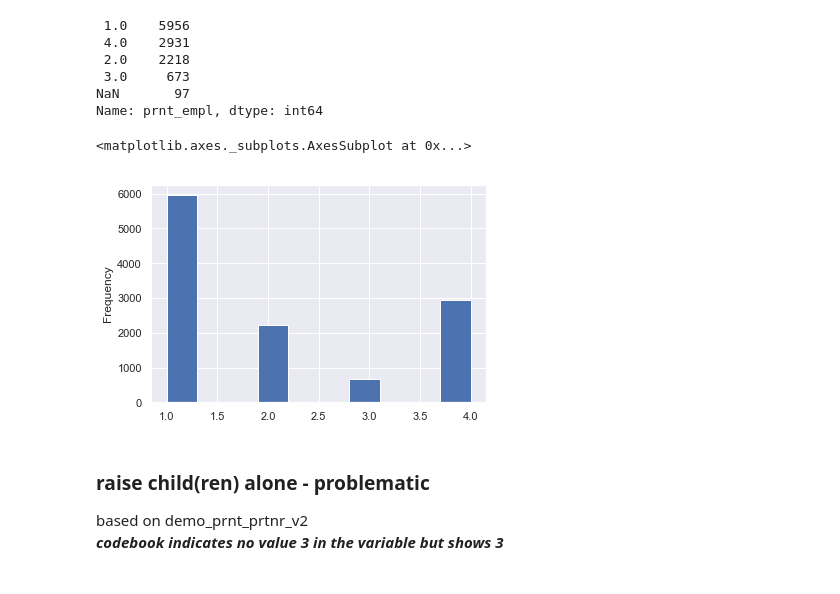
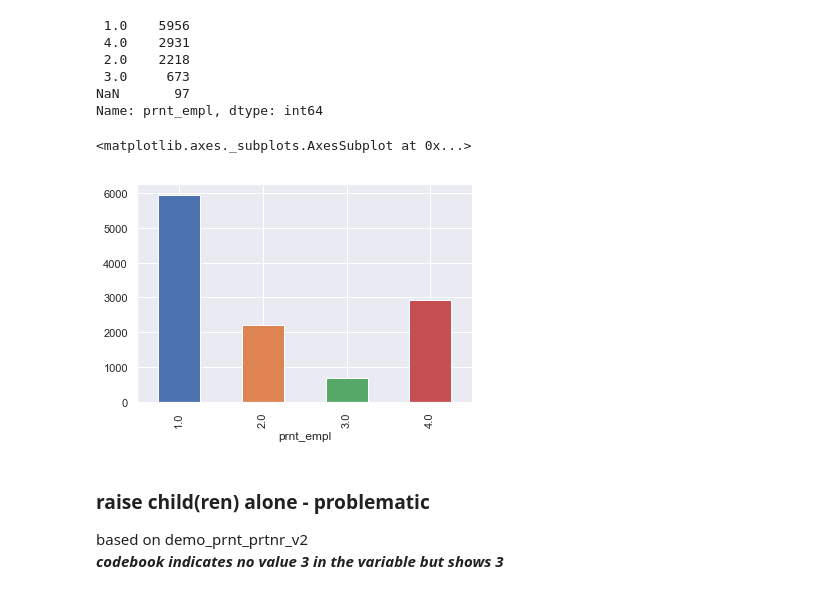
Before and after one commit to zwang89/abcd_analysis, a Jupyter notebook: abcd_demographic_analysis.ipynb, the cells around one changed output. Saved outputs shown, nothing was run; the diff lists cells and outputs as text; code cells hidden in the pictures.

```diff
--- a/abcd_demographic_analysis.ipynb
+++ b/abcd_demographic_analysis.ipynb
@@ -207,10 +240,10 @@ abcd_demo['prnt_empl'].value_counts(dropna=False)
 NaN       97
 Name: prnt_empl, dtype: int64
 # %%
-abcd_demo['prnt_empl'].plot.hist()
+abcd_demo.groupby('prnt_empl')['subjectkey'].nunique().plot.bar()
 # %% [output]
 <matplotlib.axes._subplots.AxesSubplot at 0x...>
-[figure, old version]
+[figure, new version]
 # %% [markdown]
 ### raise child(ren) alone - problematic
 based on demo_prnt_prtnr_v2
```
Also changed, not shown: parts of 13 cells of this notebook.
